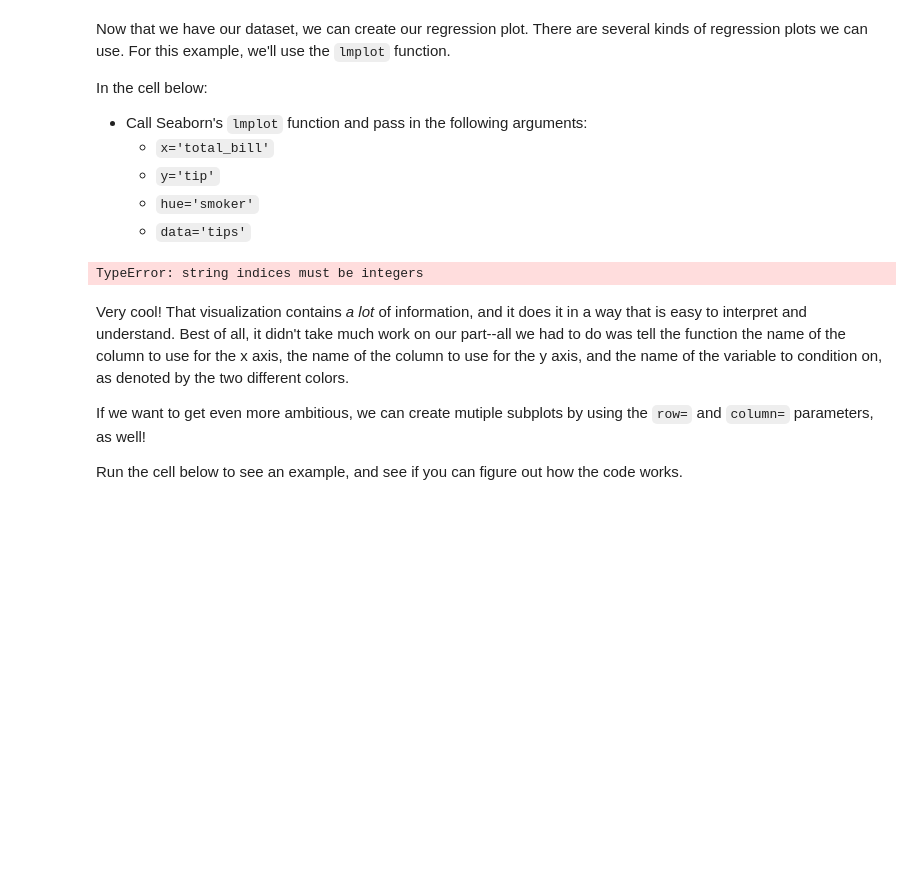
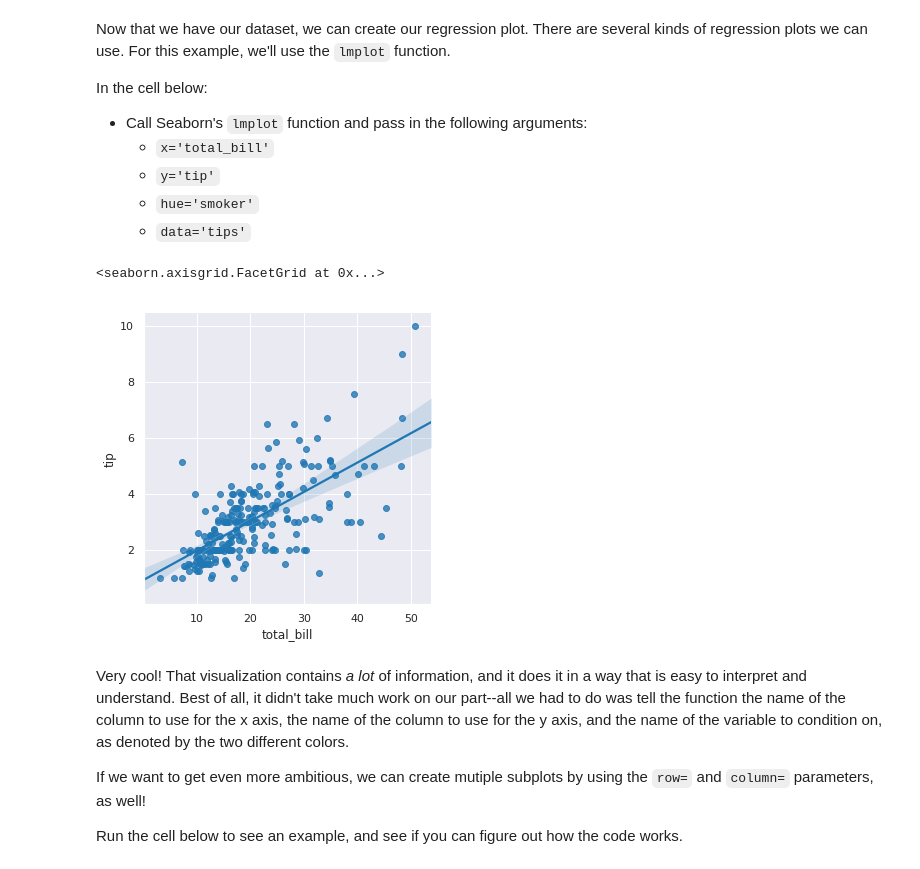
Before and after one commit to max-miller/dsc-seaborn-lab-nyc-ds-career-042219, a Jupyter notebook: index.ipynb, the cells around one changed output. Drawn from its saved outputs; the diff is of its cells as text; code cells hidden in the pictures; blank space fills up the shorter version.

```diff
--- a/index.ipynb
+++ b/index.ipynb
@@ -181,9 +181,10 @@ In the cell below:
     * `hue='smoker'`
     * `data='tips'`
 # %%
-sns.lmplot(x='total_bill', y='tip', data='tips')
+sns.lmplot(x='total_bill', y='tip', data=tips)
 # %% [output]
-TypeError: string indices must be integers
+<seaborn.axisgrid.FacetGrid at 0x...>
+[figure, added]
 # %% [markdown]
 Very cool! That visualization contains _a lot_ of information, and it does it in a way that is easy to interpret and understand. Best of all, it didn't take much work on our part--all we had to do was tell the function the name of the column to use for the x axis, the name of the column to use for the y axis, and the name of the variable to condition on, as denoted by the two different colors.
 
```
